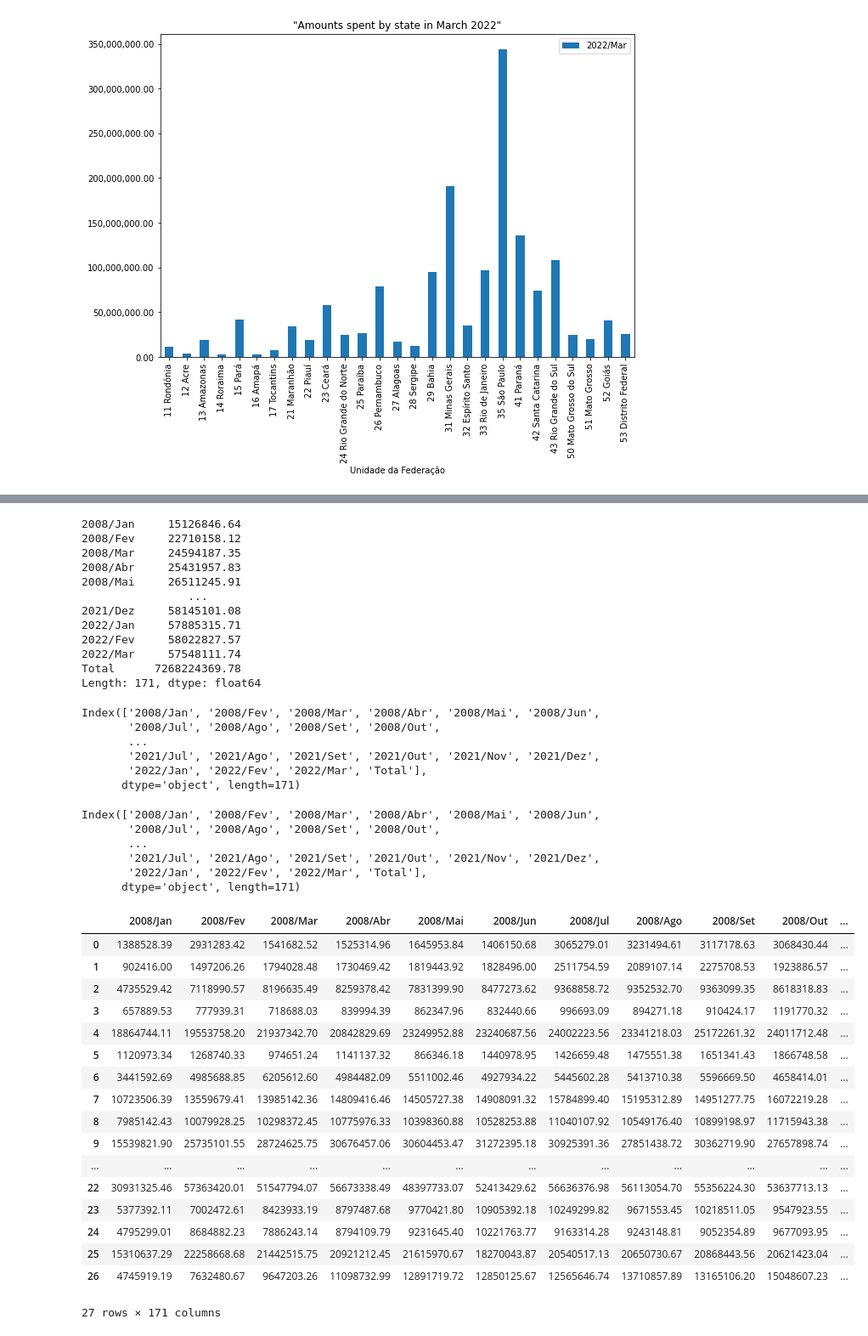
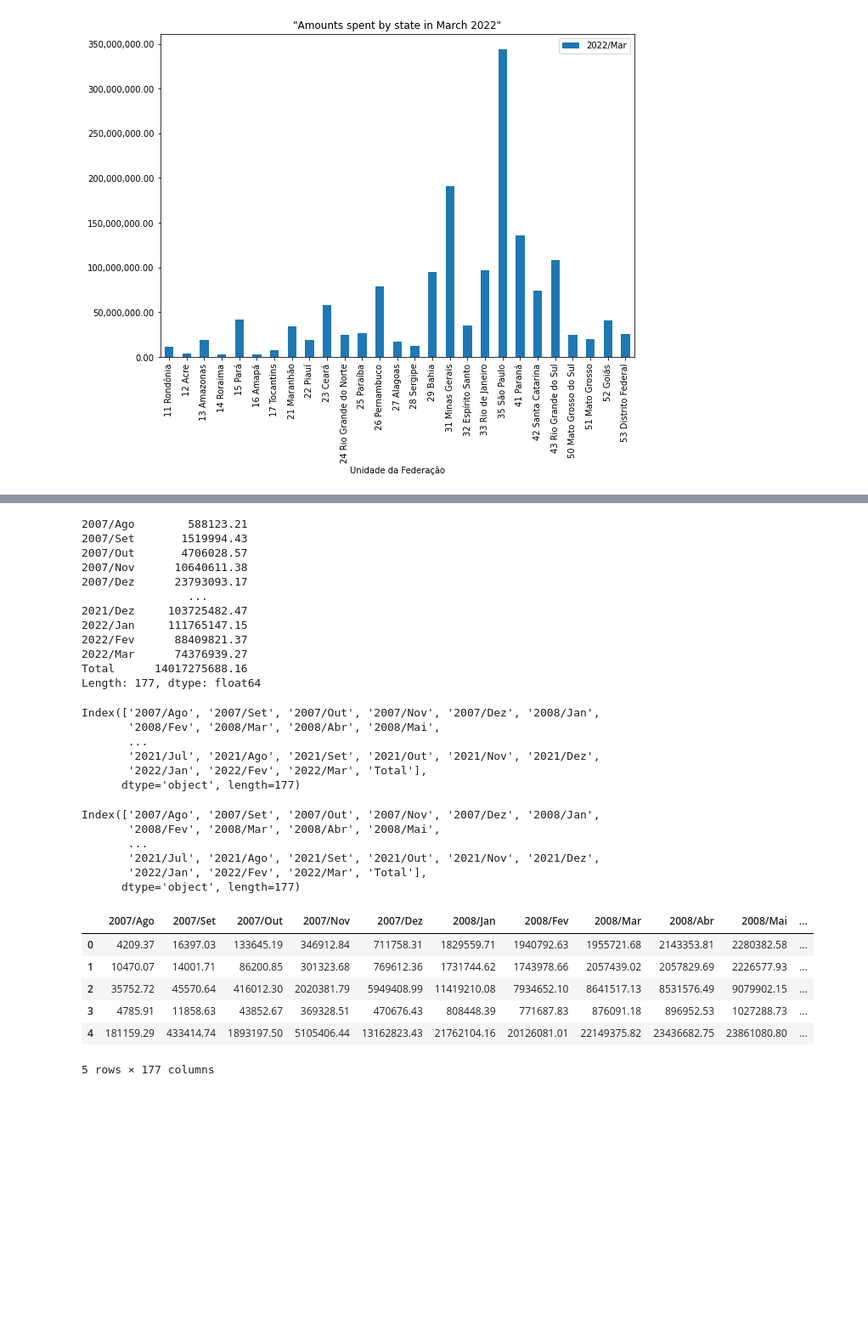
Before and after one commit to paulo-lins/EDA_datasus, a Jupyter notebook: EDA_tabnet.ipynb, the cells around one changed output, grey strips where cells are left out. Shown at 85% size. Saved outputs shown, nothing was run; the diff lists cells and outputs as text; code cells hidden in the pictures; blank space fills up the shorter version.

```diff
--- a/EDA_tabnet.ipynb
+++ b/EDA_tabnet.ipynb
@@ -160,9 +160,9 @@ plt.title('"Amounts spent by state in March 2022"')
 Text(0.5, 1.0, '"Amounts spent by state in March 2022"')
 [figure]
 # %%
-url_1 = 'https://raw.githubusercontent.com/paulo-lins/EDA_datasus/bc1a5ad1a7c4a961d995a202351f003e034940ab/A173927189_28_143_208.csv'
+url_1 = 'https://raw.githubusercontent.com/paulo-lins/EDA_datasus/main/A112952189_28_143_208.csv'
 
-data_tabnet_1 = pd.read_csv('https://raw.githubusercontent.com/paulo-lins/EDA_datasus/bc1a5ad1a7c4a961d995a202351f003e034940ab/A173927189_28_143_208.csv',
+data_tabnet_1 = pd.read_csv(url_1,
                             encoding='ISO-8859-1',
                             skiprows=3, sep=';',
                             skipfooter=11,
@@ -205,38 +194,38 @@ tabnet_data[["2008/Ago", "2008/Set"]].head()
 # If we use tabnet_data.mean(), this function will only return dates with all values
 
-tabnet_data.mean()
+data_tabnet_1.mean()
 # %% [output]
-2008/Jan     15126846.64
-2008/Fev     22710158.12
-2008/Mar     24594187.35
-2008/Abr     25431957.83
-2008/Mai     26511245.91
+2007/Ago        588123.21
+2007/Set       1519994.43
+2007/Out       4706028.57
+2007/Nov      10640611.38
+2007/Dez      23793093.17
                 ...
-2021/Dez     58145101.08
-2022/Jan     57885315.71
-2022/Fev     58022827.57
-2022/Mar     57548111.74
-Total      7268224369.78
-Length: 171, dtype: float64
+2021/Dez     103725482.47
+2022/Jan     111765147.15
+2022/Fev      88409821.37
+2022/Mar      74376939.27
+Total      14017275688.16
+Length: 177, dtype: float64
 # %%
 # Let´s see the index...
-tabnet_data.mean().index
+data_tabnet_1.mean().index
 # %% [output]
-Index(['2008/Jan', '2008/Fev', '2008/Mar', '2008/Abr', '2008/Mai', '2008/Jun',
-       '2008/Jul', '2008/Ago', '2008/Set', '2008/Out',
+Index(['2007/Ago', '2007/Set', '2007/Out', '2007/Nov', '2007/Dez', '2008/Jan',
+       '2008/Fev', '2008/Mar', '2008/Abr', '2008/Mai',
        ...
        '2021/Jul', '2021/Ago', '2021/Set', '2021/Out', '2021/Nov', '2021/Dez',
        '2022/Jan', '2022/Fev', '2022/Mar', 'Total'],
-      dtype='object', length=171)
+      dtype='object', length=177)
 # %%
 # Let's name this index as 'usable_columns'
-usable_columns = tabnet_data.mean().index
+usable_columns = data_tabnet_1.mean().index
 usable_columns
 # %% [output]
-Index(['2008/Jan', '2008/Fev', '2008/Mar', '2008/Abr', '2008/Mai', '2008/Jun',
-       '2008/Jul', '2008/Ago', '2008/Set', '2008/Out',
+Index(['2007/Ago', '2007/Set', '2007/Out', '2007/Nov', '2007/Dez', '2008/Jan',
+       '2008/Fev', '2008/Mar', '2008/Abr', '2008/Mai',
        ...
        '2021/Jul', '2021/Ago', '2021/Set', '2021/Out', '2021/Nov', '2021/Dez',
        '2022/Jan', '2022/Fev', '2022/Mar', 'Total'],
-      dtype='object', length=171)
+      dtype='object', length=177)
 # %%
@@ -244,21 +233,10 @@ Index(['2008/Jan', '2008/Fev', '2008/Mar', '2008/Abr', '2008/Mai', '2008/Jun',
 # note: there many ways to take only the columns where all values are present. This one is only one of them.
-tabnet_data[usable_columns]
+data_tabnet_1[usable_columns].head()
 # %% [output]
-|  | 2008/Jan | 2008/Fev | 2008/Mar | 2008/Abr | 2008/Mai | 2008/Jun | 2008/Jul | 2008/Ago | 2008/Set | 2008/Out | ... |
-| 0 | 1388528.39 | 2931283.42 | 1541682.52 | 1525314.96 | 1645953.84 | 1406150.68 | 3065279.01 | 3231494.61 | 3117178.63 | 3068430.44 | ... |
-| 1 | 902416.00 | 1497206.26 | 1794028.48 | 1730469.42 | 1819443.92 | 1828496.00 | 2511754.59 | 2089107.14 | 2275708.53 | 1923886.57 | ... |
-| 2 | 4735529.42 | 7118990.57 | 8196635.49 | 8259378.42 | 7831399.90 | 8477273.62 | 9368858.72 | 9352532.70 | 9363099.35 | 8618318.83 | ... |
-| 3 | 657889.53 | 777939.31 | 718688.03 | 839994.39 | 862347.96 | 832440.66 | 996693.09 | 894271.18 | 910424.17 | 1191770.32 | ... |
-| 4 | 18864744.11 | 19553758.20 | 21937342.70 | 20842829.69 | 23249952.88 | 23240687.56 | 24002223.56 | 23341218.03 | 25172261.32 | 24011712.48 | ... |
-| 5 | 1120973.34 | 1268740.33 | 974651.24 | 1141137.32 | 866346.18 | 1440978.95 | 1426659.48 | 1475551.38 | 1651341.43 | 1866748.58 | ... |
-| 6 | 3441592.69 | 4985688.85 | 6205612.60 | 4984482.09 | 5511002.46 | 4927934.22 | 5445602.28 | 5413710.38 | 5596669.50 | 4658414.01 | ... |
-| 7 | 10723506.39 | 13559679.41 | 13985142.36 | 14809416.46 | 14505727.38 | 14908091.32 | 15784899.40 | 15195312.89 | 14951277.75 | 16072219.28 | ... |
-| 8 | 7985142.43 | 10079928.25 | 10298372.45 | 10775976.33 | 10398360.88 | 10528253.88 | 11040107.92 | 10549176.40 | 10899198.97 | 11715943.38 | ... |
-| 9 | 15539821.90 | 25735101.55 | 28724625.75 | 30676457.06 | 30604453.47 | 31272395.18 | 30925391.36 | 27851438.72 | 30362719.90 | 27657898.74 | ... |
-| ... | ... | ... | ... | ... | ... | ... | ... | ... | ... | ... | ... |
-| 22 | 30931325.46 | 57363420.01 | 51547794.07 | 56673338.49 | 48397733.07 | 52413429.62 | 56636376.98 | 56113054.70 | 55356224.30 | 53637713.13 | ... |
-| 23 | 5377392.11 | 7002472.61 | 8423933.19 | 8797487.68 | 9770421.80 | 10905392.18 | 10249299.82 | 9671553.45 | 10218511.05 | 9547923.55 | ... |
-| 24 | 4795299.01 | 8684882.23 | 7886243.14 | 8794109.79 | 9231645.40 | 10221763.77 | 9163314.28 | 9243148.81 | 9052354.89 | 9677093.95 | ... |
-| 25 | 15310637.29 | 22258668.68 | 21442515.75 | 20921212.45 | 21615970.67 | 18270043.87 | 20540517.13 | 20650730.67 | 20868443.56 | 20621423.04 | ... |
-| 26 | 4745919.19 | 7632480.67 | 9647203.26 | 11098732.99 | 12891719.72 | 12850125.67 | 12565646.74 | 13710857.89 | 13165106.20 | 15048607.23 | ... |
+|  | 2007/Ago | 2007/Set | 2007/Out | 2007/Nov | 2007/Dez | 2008/Jan | 2008/Fev | 2008/Mar | 2008/Abr | 2008/Mai | ... |
+| 0 | 4209.37 | 16397.03 | 133645.19 | 346912.84 | 711758.31 | 1829559.71 | 1940792.63 | 1955721.68 | 2143353.81 | 2280382.58 | ... |
+| 1 | 10470.07 | 14001.71 | 86200.85 | 301323.68 | 769612.36 | 1731744.62 | 1743978.66 | 2057439.02 | 2057829.69 | 2226577.93 | ... |
+| 2 | 35752.72 | 45570.64 | 416012.30 | 2020381.79 | 5949408.99 | 11419210.08 | 7934652.10 | 8641517.13 | 8531576.49 | 9079902.15 | ... |
+| 3 | 4785.91 | 11858.63 | 43852.67 | 369328.51 | 470676.43 | 808448.39 | 771687.83 | 876091.18 | 896952.53 | 1027288.73 | ... |
+| 4 | 181159.29 | 433414.74 | 1893197.50 | 5105406.44 | 13162823.43 | 21762104.16 | 20126081.01 | 22149375.82 | 23436682.75 | 23861080.80 | ... |
-27 rows × 171 columns
+5 rows × 177 columns
```
Also changed, not shown: parts of 6 cells of this notebook.
